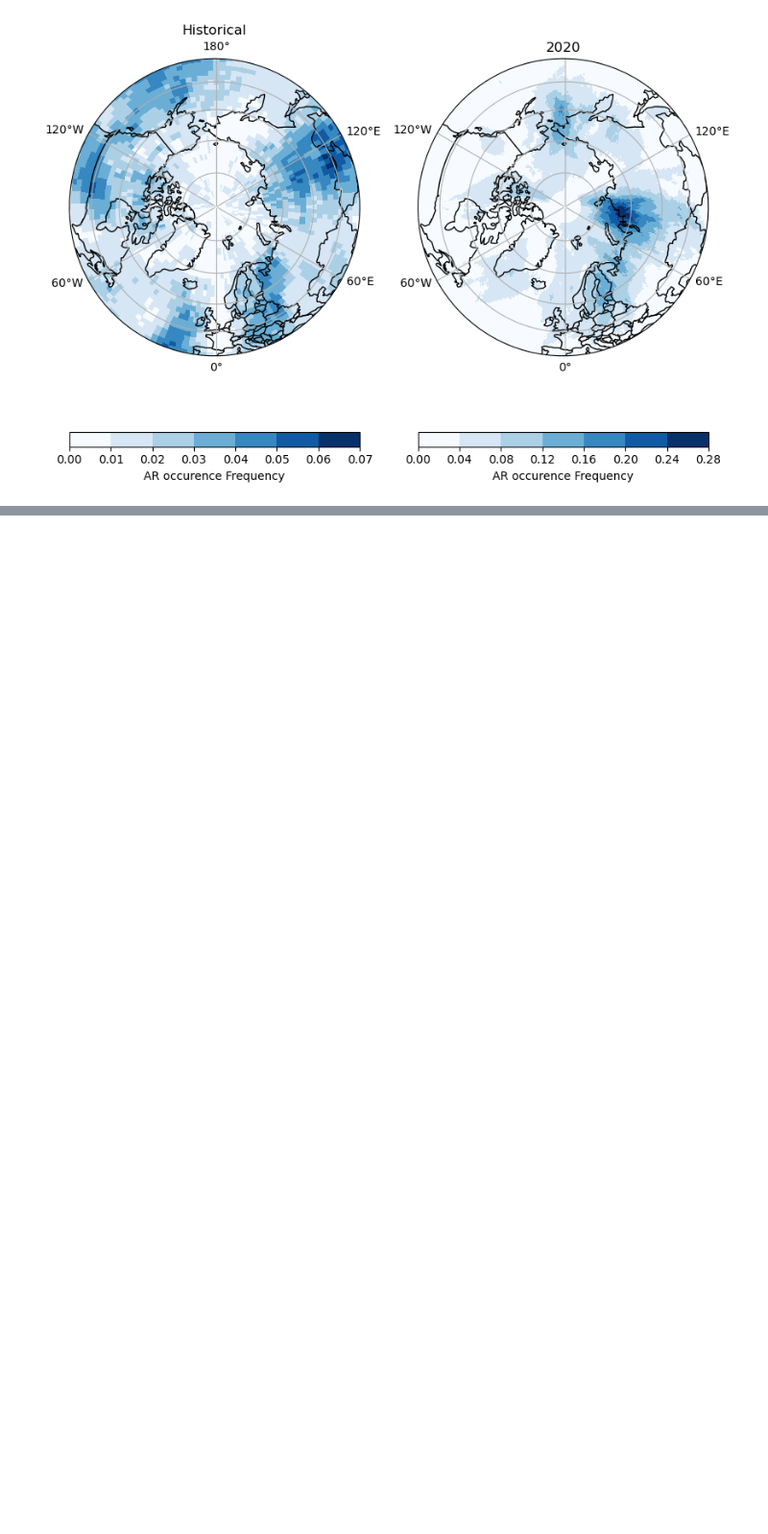
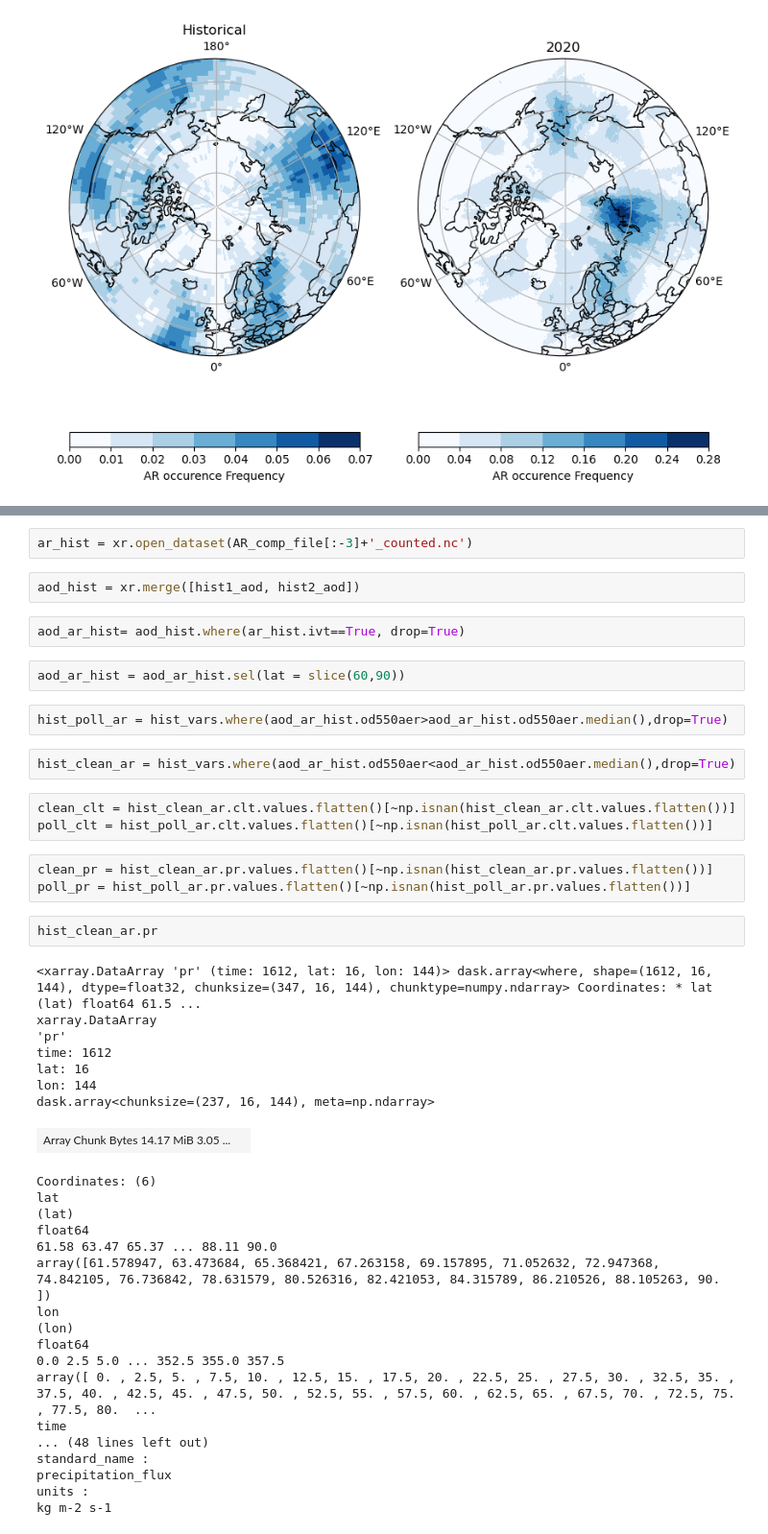
Before and after one commit to eScience-course/Tjaernoe2022-group5, a Jupyter notebook: notebooks/Julia/AR_compare_2020.ipynb, the cells around one changed output, grey strips where cells are left out. Shown at 96% size. Drawn from its saved outputs; the diff is of its cells as text; blank space fills up the shorter version.

```diff
--- a/notebooks/Julia/AR_compare_2020.ipynb
+++ b/notebooks/Julia/AR_compare_2020.ipynb
@@ -163,0 +182,46 @@ hist2_aod = xr.open_dataset(s3.open(s3path_hist2_aod))
+# %%
+ar_hist = xr.open_dataset(AR_comp_file[:-3]+'_counted.nc')
+# %%
+aod_hist = xr.merge([hist1_aod, hist2_aod])
+# %%
+aod_ar_hist= aod_hist.where(ar_hist.ivt==True, drop=True)
+# %%
+aod_ar_hist = aod_ar_hist.sel(lat = slice(60,90))
+# %%
+hist_poll_ar = hist_vars.where(aod_ar_hist.od550aer>aod_ar_hist.od550aer.median(),drop=True)
+# %%
+hist_clean_ar = hist_vars.where(aod_ar_hist.od550aer<aod_ar_hist.od550aer.median(),drop=True)
+# %%
+clean_clt = hist_clean_ar.clt.values.flatten()[~np.isnan(hist_clean_ar.clt.values.flatten())]
+poll_clt = hist_poll_ar.clt.values.flatten()[~np.isnan(hist_poll_ar.clt.values.flatten())]
+# %%
+clean_pr = hist_clean_ar.pr.values.flatten()[~np.isnan(hist_clean_ar.pr.values.flatten())]
+poll_pr = hist_poll_ar.pr.values.flatten()[~np.isnan(hist_poll_ar.pr.values.flatten())]
+# %%
+hist_clean_ar.pr
+# %% [output]
+<xarray.DataArray 'pr' (time: 1612, lat: 16, lon: 144)> dask.array<where, shape=(1612, 16, 144), dtype=float32, chunksize=(347, 16, 144), chunktype=numpy.ndarray> Coordinates: * lat (lat) float64 61.5 ...
+xarray.DataArray
+'pr'
+time: 1612
+lat: 16
+lon: 144
+dask.array<chunksize=(237, 16, 144), meta=np.ndarray>
+| Array Chunk Bytes 14.17 MiB 3.05 ... |  |
+Coordinates: (6)
+lat
+(lat)
+float64
+61.58 63.47 65.37 ... 88.11 90.0
+array([61.578947, 63.473684, 65.368421, 67.263158, 69.157895, 71.052632, 72.947368, 74.842105, 76.736842, 78.631579, 80.526316, 82.421053, 84.315789, 86.210526, 88.105263, 90. ])
+lon
+(lon)
+float64
+0.0 2.5 5.0 ... 352.5 355.0 357.5
+array([ 0. , 2.5, 5. , 7.5, 10. , 12.5, 15. , 17.5, 20. , 22.5, 25. , 27.5, 30. , 32.5, 35. , 37.5, 40. , 42.5, 45. , 47.5, 50. , 52.5, 55. , 57.5, 60. , 62.5, 65. , 67.5, 70. , 72.5, 75. , 77.5, 80.  ...
+time
+... (48 lines left out)
+standard_name :
+precipitation_flux
+units :
+kg m-2 s-1
```
Also changed, not shown: parts of 17 cells of this notebook, 3 other files.
